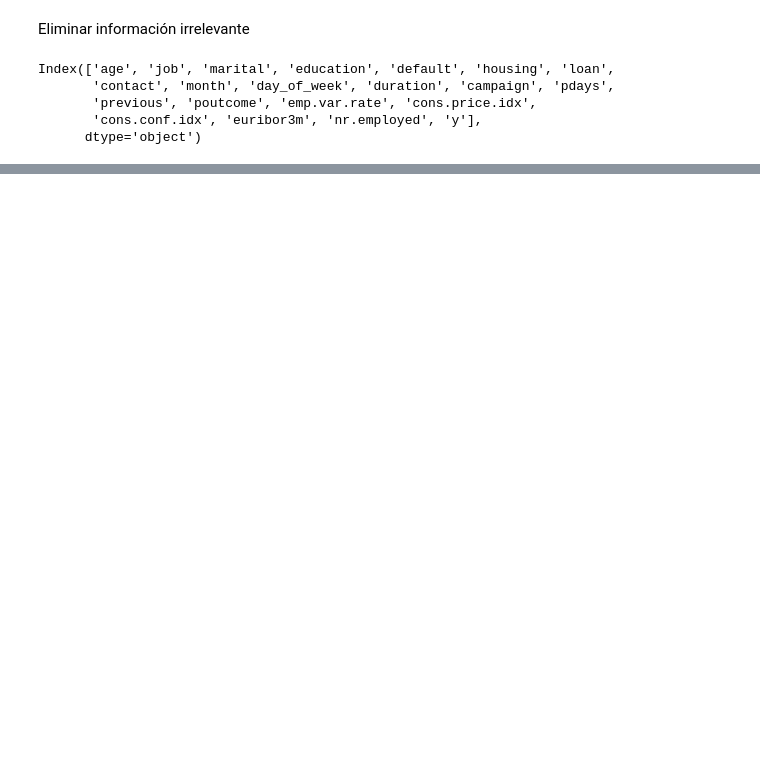
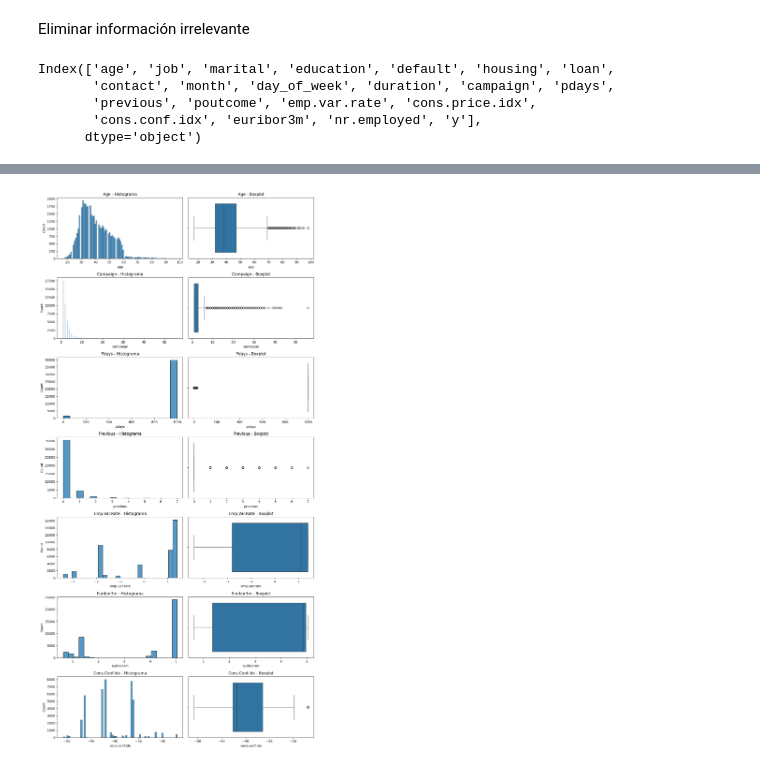
Before and after one commit to Eleiny9/mi-primer-ML, a Jupyter notebook: src/explore.ipynb, the cells around one changed output, grey strips where cells are left out. Drawn from its saved outputs; the diff is of its cells as text; code cells hidden in the pictures; blank space fills up the shorter version.

```diff
--- a/src/explore.ipynb
+++ b/src/explore.ipynb
@@ -105,0 +195,63 @@ data.head()
+# %%
+# Análisis sobre variables numéricas
+# Datos numericos: age, campaign, pdays, previous, emp.var.rate, euribor3m, cons.conf.idx
+
+
+# Crear subplots con 7 variables: 4 filas y 2 columnas (histograma y boxplot por cada variable)
+fig, axis = plt.subplots(7, 2, figsize=(12, 24))
+
+# Primera fila: age
+sns.histplot(ax=axis[0, 0], data=data, x="age")
+axis[0, 0].set_title("Age - Histograma")
+sns.boxplot(ax=axis[0, 1], data=data, x="age")
+axis[0, 1].set_title("Age - Boxplot")
+
+# Segunda fila: campaign
+sns.histplot(ax=axis[1, 0], data=data, x="campaign")
+axis[1, 0].set_title("Campaign - Histograma")
+sns.boxplot(ax=axis[1, 1], data=data, x="campaign")
+axis[1, 1].set_title("Campaign - Boxplot")
+
+# Tercera fila: pdays
+sns.histplot(ax=axis[2, 0], data=data, x="pdays")
+axis[2, 0].set_title("Pdays - Histograma")
+sns.boxplot(ax=axis[2, 1], data=data, x="pdays")
+axis[2, 1].set_title("Pdays - Boxplot")
+
+# Cuarta fila: previous
+sns.histplot(ax=axis[3, 0], data=data, x="previous")
+axis[3, 0].set_title("Previous - Histograma")
+sns.boxplot(ax=axis[3, 1], data=data, x="previous")
+axis[3, 1].set_title("Previous - Boxplot")
+
+# Quinta fila: emp.var.rate
+sns.histplot(ax=axis[4, 0], data=data, x="emp.var.rate")
+axis[4, 0].set_title("Emp.Var.Rate - Histograma")
+sns.boxplot(ax=axis[4, 1], data=data, x="emp.var.rate")
+axis[4, 1].set_title("Emp.Var.Rate - Boxplot")
+
+# Sexta fila: euribor3m
+sns.histplot(ax=axis[5, 0], data=data, x="euribor3m")
+axis[5, 0].set_title("Euribor3m - Histograma")
+sns.boxplot(ax=axis[5, 1], data=data, x="euribor3m")
+axis[5, 1].set_title("Euribor3m - Boxplot")
+
+# Séptima fila: cons.conf.idx
+sns.histplot(ax=axis[6, 0], data=data, x="cons.conf.idx")
+axis[6, 0].set_title("Cons.Conf.Idx - Histograma")
+sns.boxplot(ax=axis[6, 1], data=data, x="cons.conf.idx")
+axis[6, 1].set_title("Cons.Conf.Idx - Boxplot")
+
+# Ajustar el layout para evitar solapamiento
+plt.tight_layout()
+
+# Mostrar los gráficos
+plt.show()
+
+#Observamos:
+# Las personas registradas ronda desde los 32 a 48 años en su mayoria. Presenta los datos con una ligera distribucion normal , sin embargo tenemos datos dispersos
+# Por lo menos una vez se ha contadado al cliente en esta campaña . Mientras que en la campaña anterior , gran parte no fue contactada
+# la cantidad de veces que fueron contactados presenta muchos datos disperos , siendo atípicos que están lejos de la distribución estándar y que sus distribuciones son asimétricos. al igual que Previous
+# El indicador de confianza tiene datos erroneos que no nos ayudaran mas adelante (en negativo)
+# %% [output]
+[figure, added]
```
Also changed, not shown: parts of 10 cells of this notebook.
